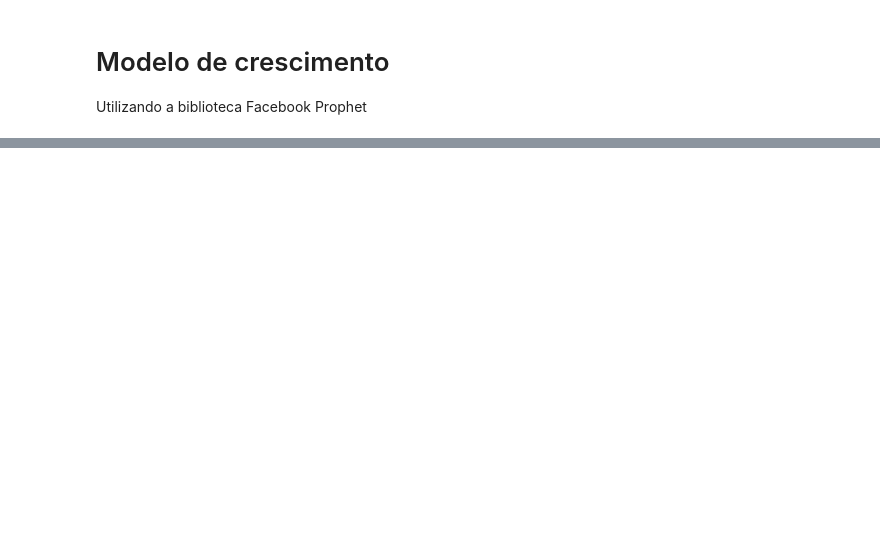
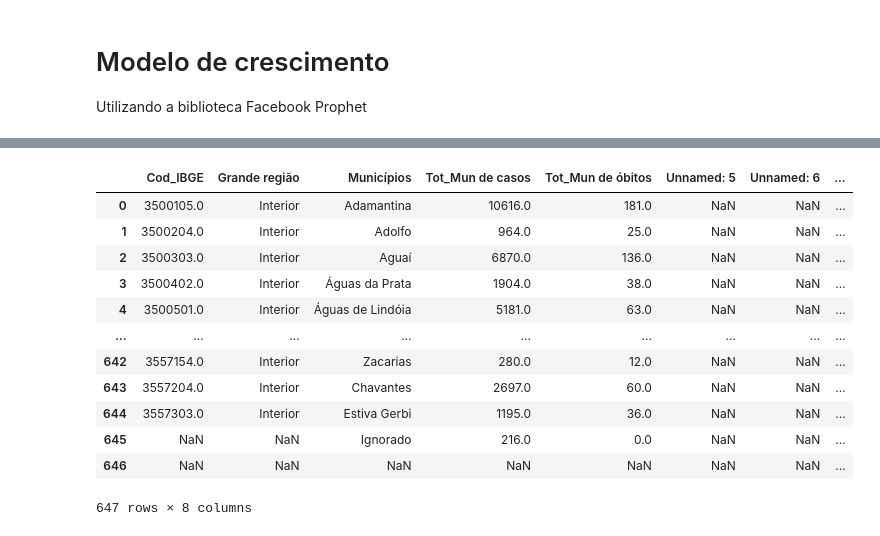
Before and after one commit to robson-tazinaffo/ciencia-dados-python, a Jupyter notebook: modulo2/Desafio3/analise_covid19.ipynb, the cells around one changed output, grey strips where cells are left out. Drawn from its saved outputs; the diff is of its cells as text; code cells hidden in the pictures; blank space fills up the shorter version.

```diff
--- a/modulo2/Desafio3/analise_covid19.ipynb
+++ b/modulo2/Desafio3/analise_covid19.ipynb
@@ -401,0 +428,18 @@ fig.show()
+# %%
+#Dataset com casos do estado de Sãao Paulo
+df = pd.read_csv('dados-covid-19-municipios.csv', sep=';', encoding='latin-1')
+df
+# %% [output]
+|  | Cod_IBGE | Grande região | Municípios | Tot_Mun de casos | Tot_Mun de óbitos | Unnamed: 5 | Unnamed: 6 | ... |
+| 0 | 3500105.0 | Interior | Adamantina | 10616.0 | 181.0 | NaN | NaN | ... |
+| 1 | 3500204.0 | Interior | Adolfo | 964.0 | 25.0 | NaN | NaN | ... |
+| 2 | 3500303.0 | Interior | Aguaí | 6870.0 | 136.0 | NaN | NaN | ... |
+| 3 | 3500402.0 | Interior | Águas da Prata | 1904.0 | 38.0 | NaN | NaN | ... |
+| 4 | 3500501.0 | Interior | Águas de Lindóia | 5181.0 | 63.0 | NaN | NaN | ... |
+| ... | ... | ... | ... | ... | ... | ... | ... | ... |
+| 642 | 3557154.0 | Interior | Zacarias | 280.0 | 12.0 | NaN | NaN | ... |
+| 643 | 3557204.0 | Interior | Chavantes | 2697.0 | 60.0 | NaN | NaN | ... |
+| 644 | 3557303.0 | Interior | Estiva Gerbi | 1195.0 | 36.0 | NaN | NaN | ... |
+| 645 | NaN | NaN | Ignorado | 216.0 | 0.0 | NaN | NaN | ... |
+| 646 | NaN | NaN | NaN | NaN | NaN | NaN | NaN | ... |
+647 rows × 8 columns
```
Also changed, not shown: parts of 13 cells of this notebook, 30 other files.
